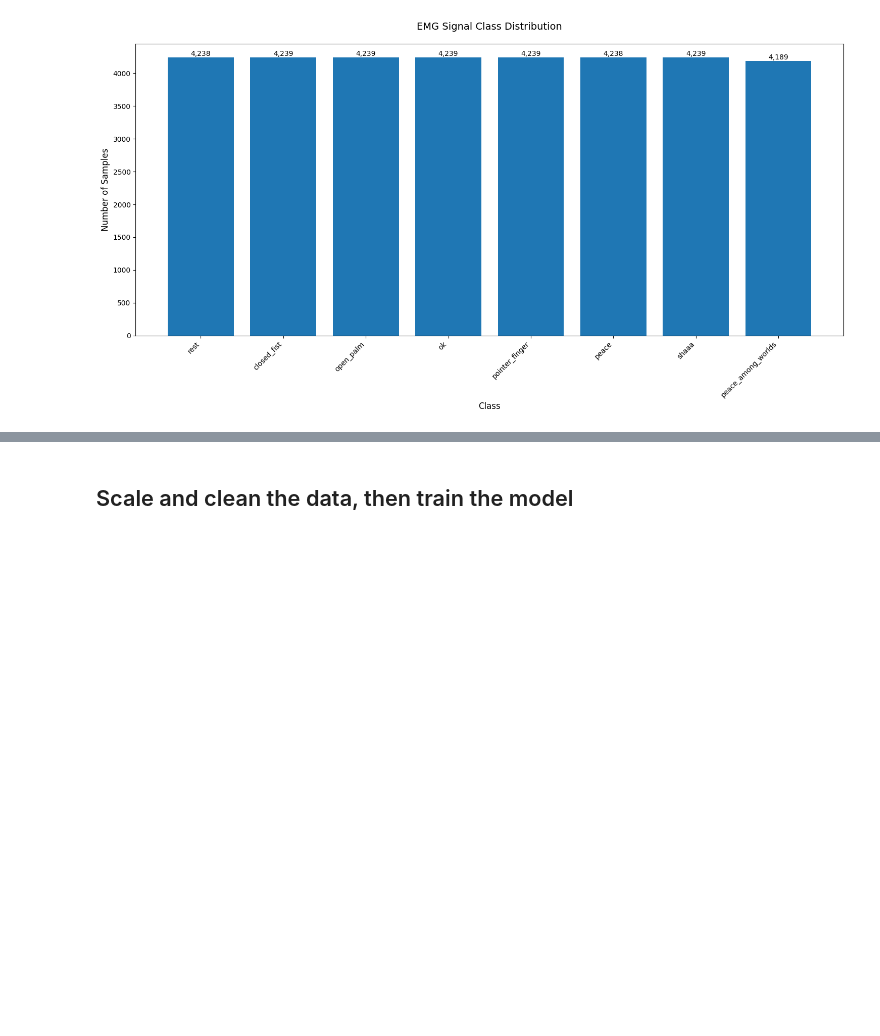
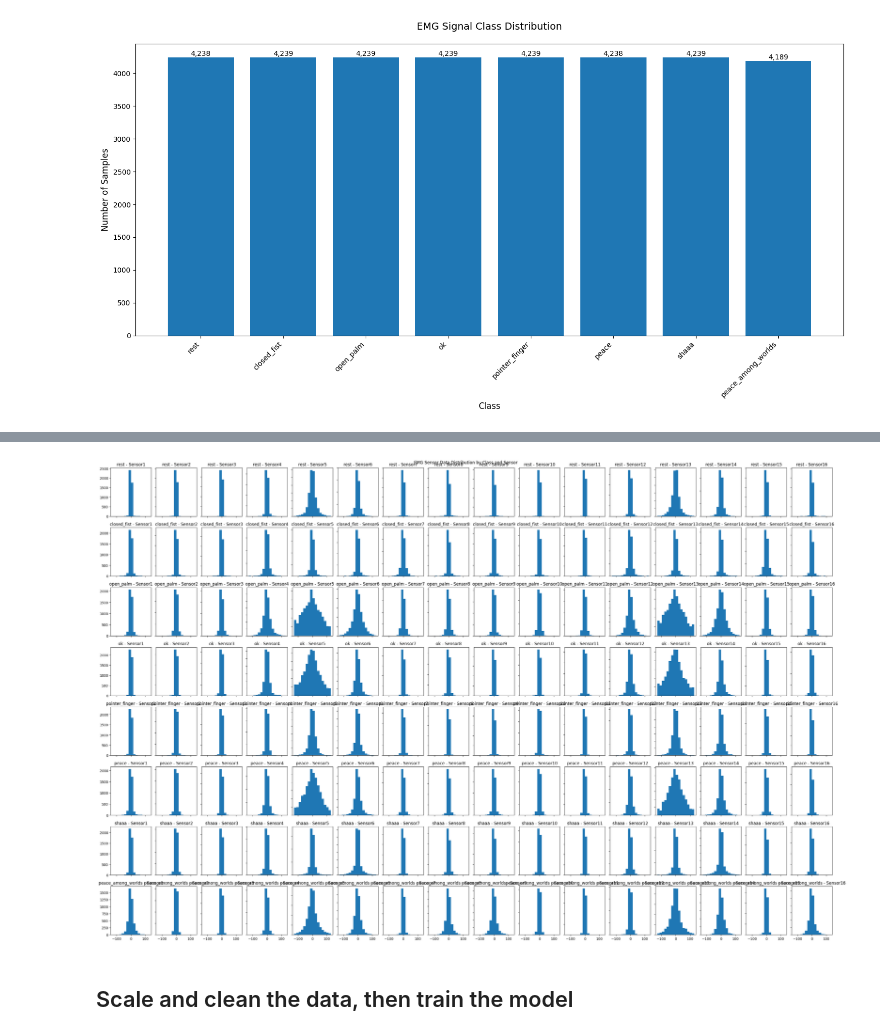
Before and after one commit to phenom64/NeuroSyn, a Jupyter notebook: model-v1/train.ipynb, the cells around one changed output, grey strips where cells are left out. Drawn from its saved outputs; the diff is of its cells as text; code cells hidden in the pictures; blank space fills up the shorter version.

```diff
--- a/model-v1/train.ipynb
+++ b/model-v1/train.ipynb
@@ -145,3 +184,32 @@ plt.show()
+# %%
+# Set up the subplot grid for all 16 sensors x 8 classes
+fig, axs = plt.subplots(8, 16, figsize=(30, 20))
+fig.suptitle('EMG Sensor Data Distribution by Class and Sensor')
+
+bins = np.arange(-128, 129, 16) # Create bins from -128 to 128 in steps of 16
+
+for class_id, class_name in CLASSES.items():
+   class_data = df[df['Label'] == class_id]
+
+   for sensor in range(16):
+       sensor_col = f'Sensor{sensor+1}'
+       sensor_data = class_data[sensor_col]
+
+       axs[class_id, sensor].hist(sensor_data, bins=bins)
+       axs[class_id, sensor].set_title(f'{CLASSES[class_id]} - {sensor_col}')
+
+       # Only show y-axis labels for leftmost plots
+       if sensor != 0:
+           axs[class_id, sensor].set_yticklabels([])
+
+       # Only show x-axis labels for bottom plots
+       if class_id != 7:
+           axs[class_id, sensor].set_xticklabels([])
+
+plt.tight_layout()
+plt.show()
+# %% [output]
+[figure, added]
 # %% [markdown]
 ## Scale and clean the data, then train the model
 # %%
```
Also changed, not shown: parts of 4 cells of this notebook, 3 other files.
